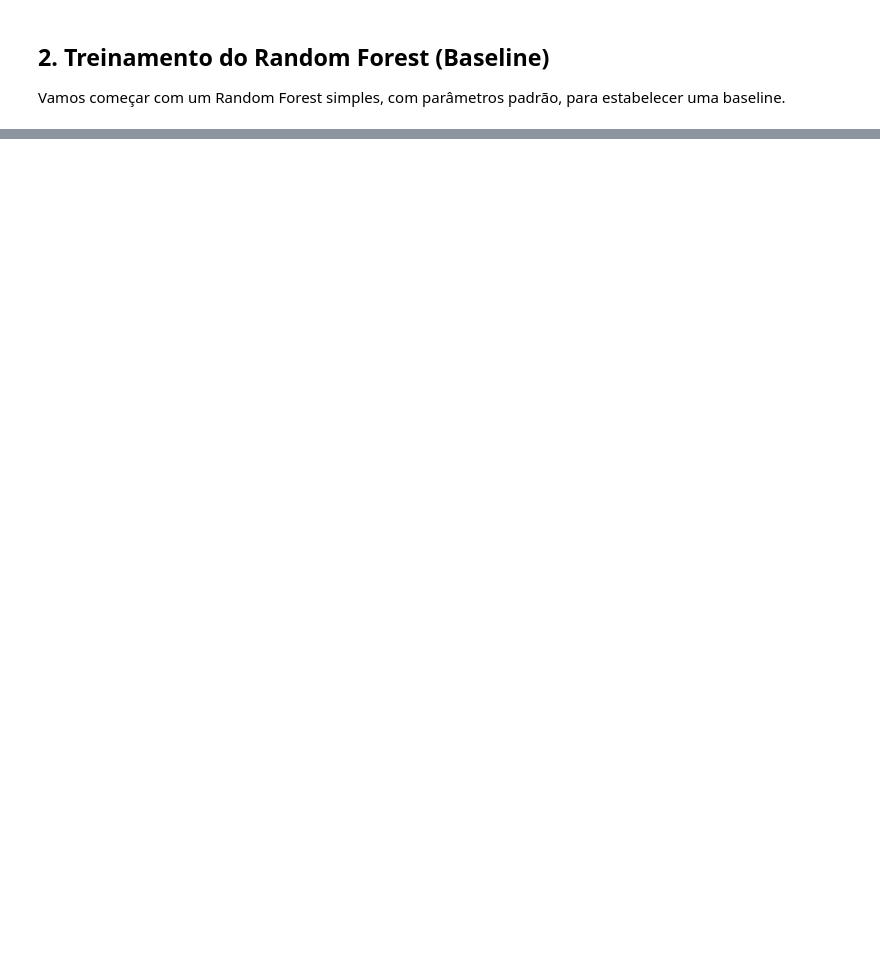
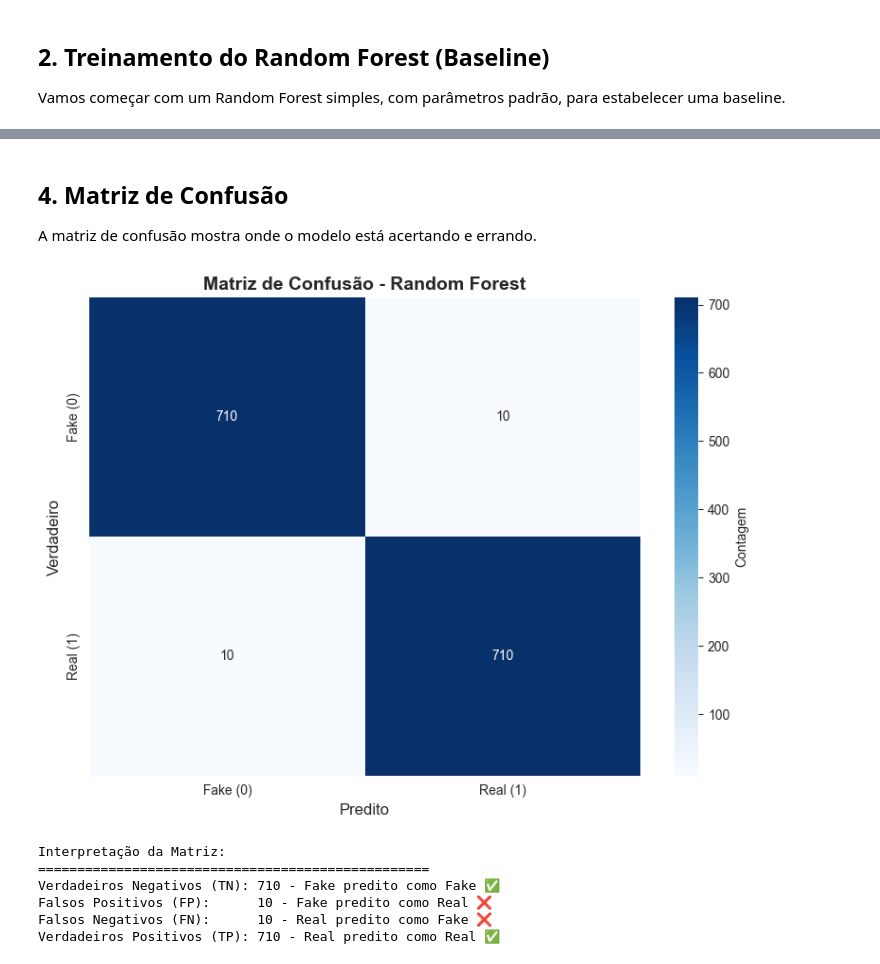
Before and after one commit to AnaJuvencio/fake-news-detector, a Jupyter notebook: notebooks/04_model_training.ipynb, the cells around one changed output, grey strips where cells are left out. Saved outputs shown, nothing was run; the diff lists cells and outputs as text; code cells hidden in the pictures; blank space fills up the shorter version.

Commit message:
continuação do desenv. do modelo e config. do docker

```diff
--- a/notebooks/04_model_training.ipynb
+++ b/notebooks/04_model_training.ipynb
@@ -88,0 +223,35 @@ print("Treinamento concluído!")
+# %% [markdown]
+## 4. Matriz de Confusão
+
+A matriz de confusão mostra onde o modelo está acertando e errando.
+# %%
+# Calcular matriz de confusão
+cm = confusion_matrix(y_test, y_test_pred)
+
+# Visualizar matriz de confusão
+plt.figure(figsize=(8, 6))
+sns.heatmap(cm, annot=True, fmt='d', cmap='Blues',
+            xticklabels=['Fake (0)', 'Real (1)'],
+            yticklabels=['Fake (0)', 'Real (1)'],
+            cbar_kws={'label': 'Contagem'})
+plt.title('Matriz de Confusão - Random Forest', fontsize=14, fontweight='bold')
+plt.ylabel('Verdadeiro', fontsize=12)
+plt.xlabel('Predito', fontsize=12)
+plt.tight_layout()
+plt.show()
+
+# Mostrar valores da matriz
+print("\nInterpretação da Matriz:")
+print("="*50)
+print(f"Verdadeiros Negativos (TN): {cm[0,0]} - Fake predito como Fake ✅")
+print(f"Falsos Positivos (FP):      {cm[0,1]} - Fake predito como Real ❌")
+print(f"Falsos Negativos (FN):      {cm[1,0]} - Real predito como Fake ❌")
+print(f"Verdadeiros Positivos (TP): {cm[1,1]} - Real predito como Real ✅")
+# %% [output]
+[figure, added]
+Interpretação da Matriz:
+==================================================
+Verdadeiros Negativos (TN): 710 - Fake predito como Fake ✅
+Falsos Positivos (FP):      10 - Fake predito como Real ❌
+Falsos Negativos (FN):      10 - Real predito como Fake ❌
+Verdadeiros Positivos (TP): 710 - Real predito como Real ✅
```
Also changed, not shown: parts of 18 cells of this notebook, 3 other files.
